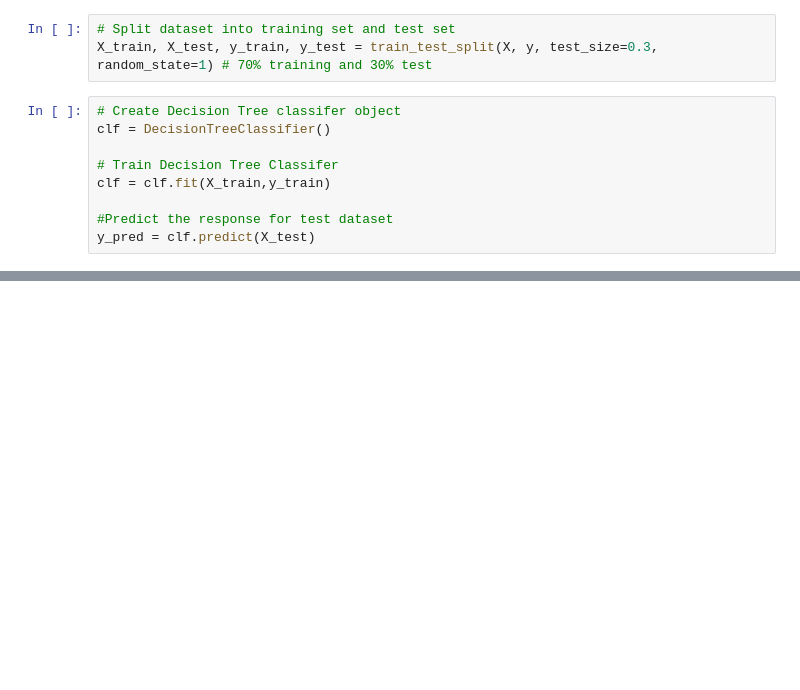
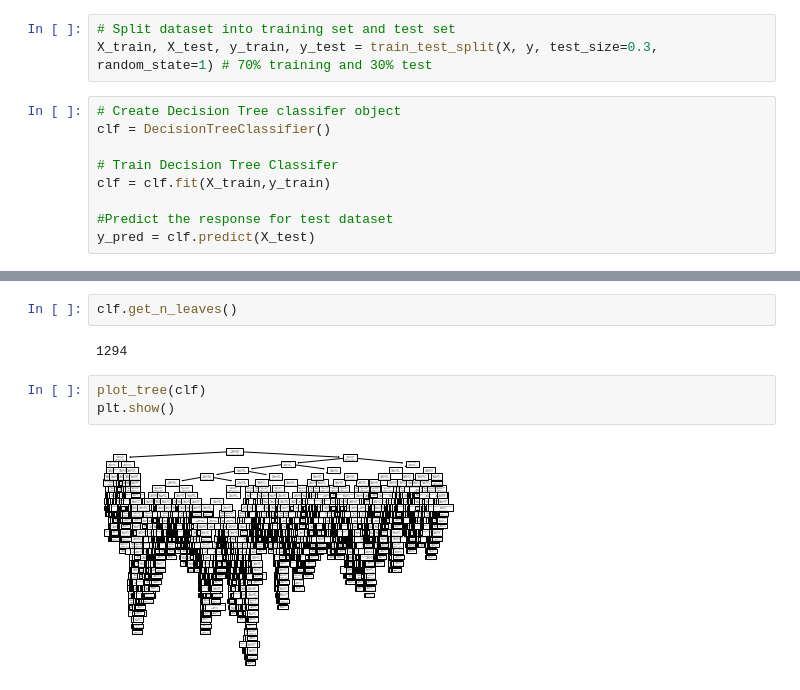
Before and after one commit to MuneraAlRajhi/StellarDatasetML, a Jupyter notebook: Stellar_ML_Decision_Tree.ipynb, the cells around one changed output, grey strips where cells are left out. Drawn from its saved outputs; the diff is of its cells as text; blank space fills up the shorter version.

```diff
--- a/Stellar_ML_Decision_Tree.ipynb
+++ b/Stellar_ML_Decision_Tree.ipynb
@@ -116,3 +116,12 @@ Accuracy: 0.96475
+# %%
+clf.get_n_leaves()
+# %% [output]
+1294
+# %%
+plot_tree(clf)
+plt.show()
+# %% [output]
+[figure, added]
 # %%
 from sklearn.tree import export_graphviz
 from sklearn.externals.six import StringIO
```
Also changed, not shown: parts of 3 cells of this notebook.
